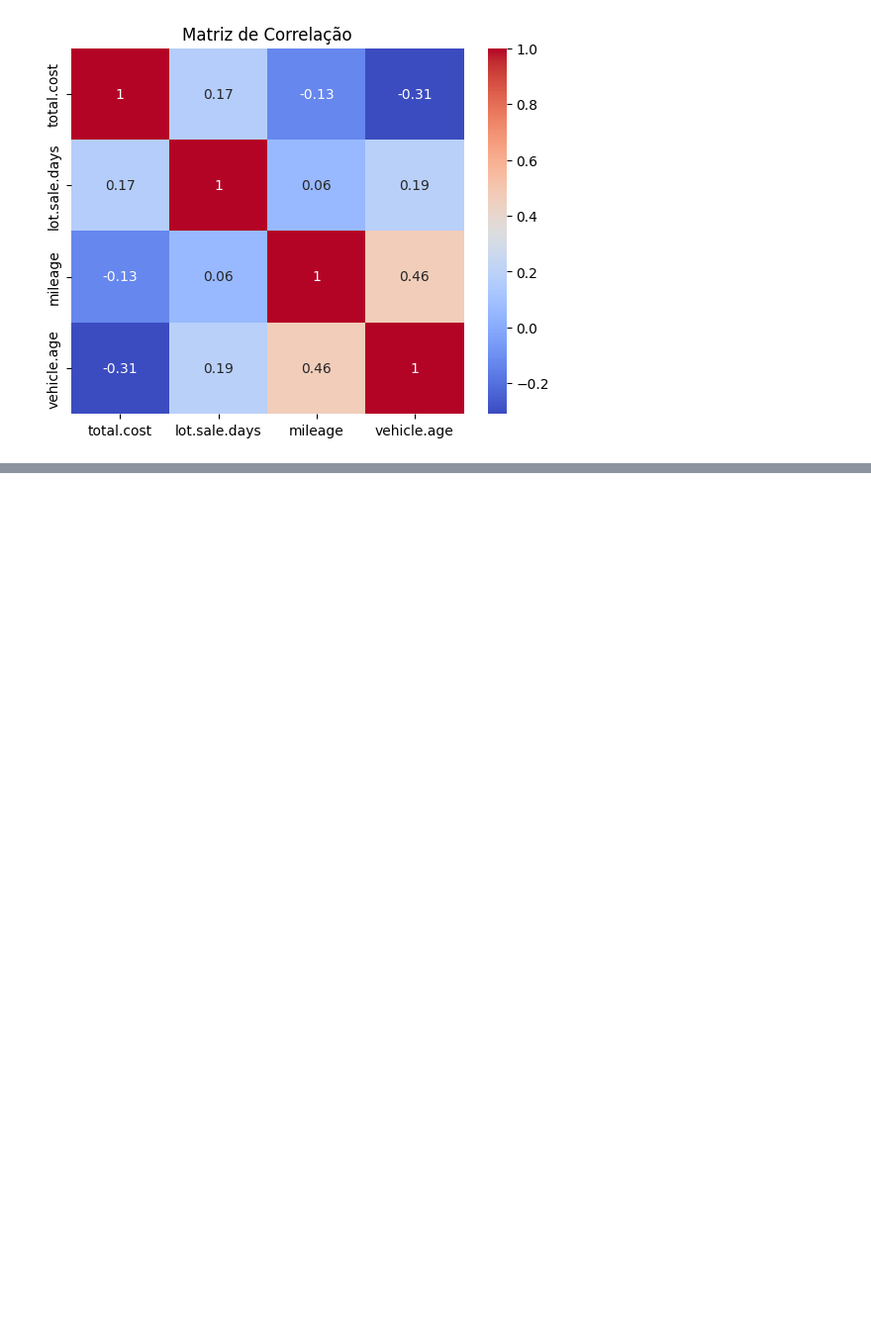
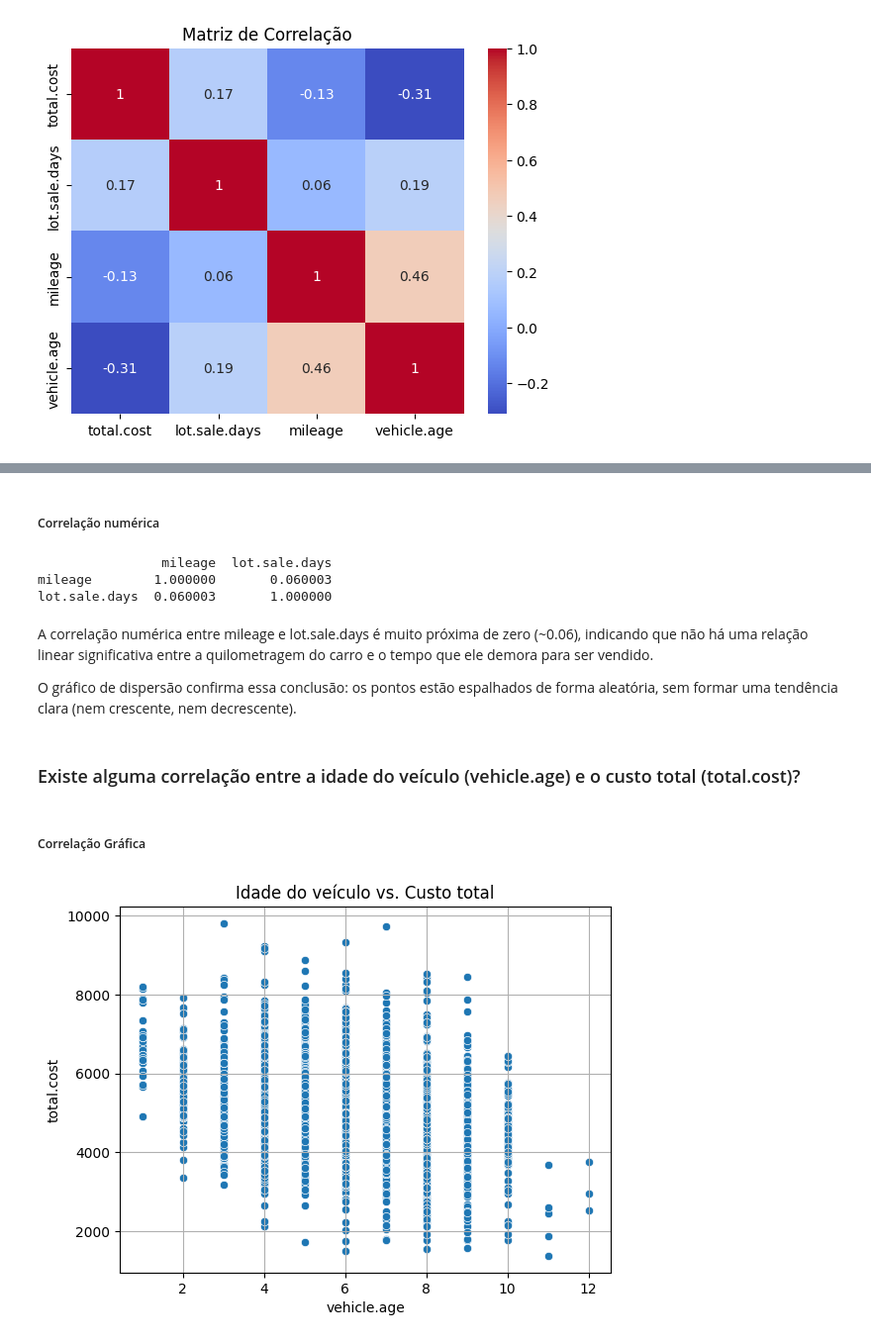
Before and after one commit to lucaslucena-la/Data_Science, a Jupyter notebook: carrosUsados_dataset/carros_usados.ipynb, the cells around one changed output, grey strips where cells are left out. Shown at 99% size. Cells and saved outputs as stored; diff of their text form; code cells hidden in the pictures; blank space fills up the shorter version.

```diff
--- a/carrosUsados_dataset/carros_usados.ipynb
+++ b/carrosUsados_dataset/carros_usados.ipynb
@@ -278,0 +320,24 @@ plt.show()
+# %% [markdown]
+##### Correlação numérica
+# %%
+correlacao = df[['mileage', 'lot.sale.days']].corr()
+print(correlacao)
+# %% [output]
+                mileage  lot.sale.days
+mileage        1.000000       0.060003
+lot.sale.days  0.060003       1.000000
+# %% [markdown]
+A correlação numérica entre mileage e lot.sale.days é muito próxima de zero (~0.06), indicando que não há uma relação linear significativa entre a quilometragem do carro e o tempo que ele demora para ser vendido.
+
+O gráfico de dispersão confirma essa conclusão: os pontos estão espalhados de forma aleatória, sem formar uma tendência clara (nem crescente, nem decrescente).
+# %% [markdown]
+### Existe alguma correlação entre a idade do veículo (vehicle.age) e o custo total (total.cost)?
+# %% [markdown]
+##### Correlação Gráfica
+# %%
+sns.scatterplot(x='vehicle.age', y='total.cost', data=df)
+plt.title('Idade do veículo vs. Custo total')
+plt.grid(True)
+plt.show()
+# %% [output]
+[figure, added]
```
Also changed, not shown: parts of 56 cells of this notebook.
